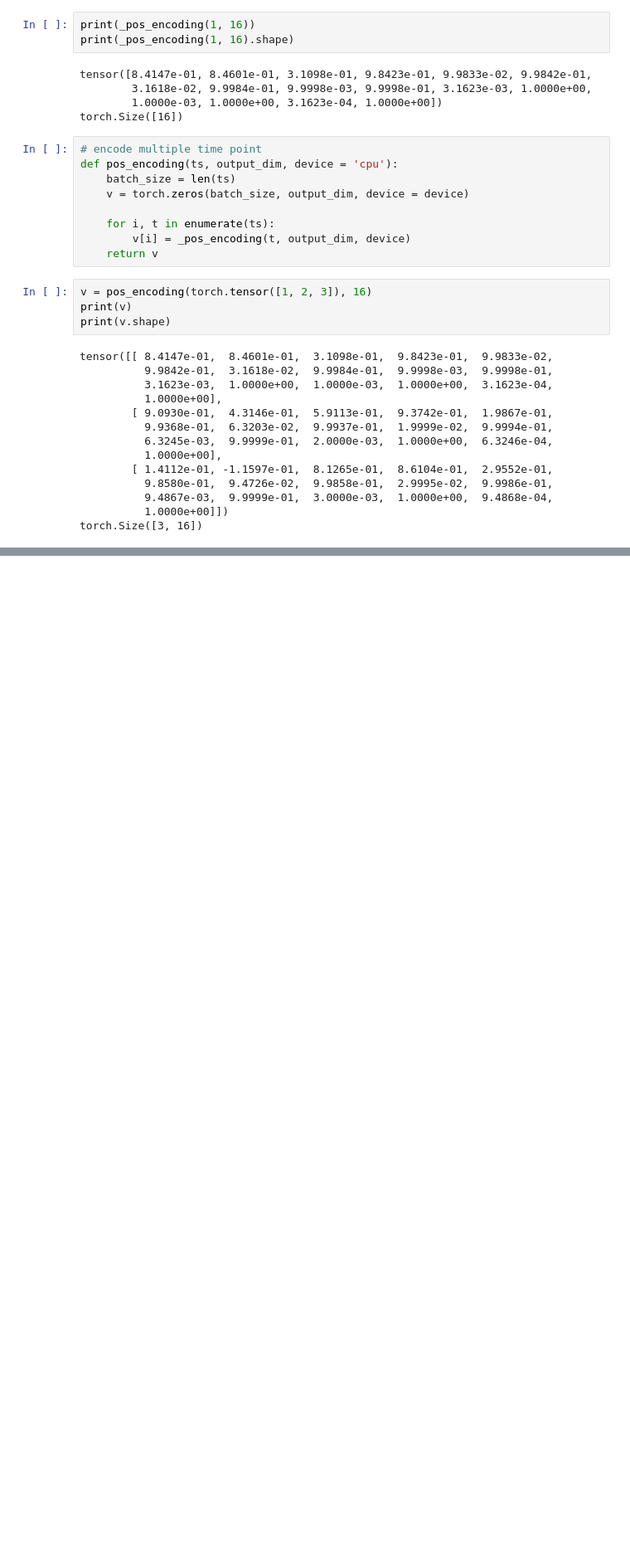
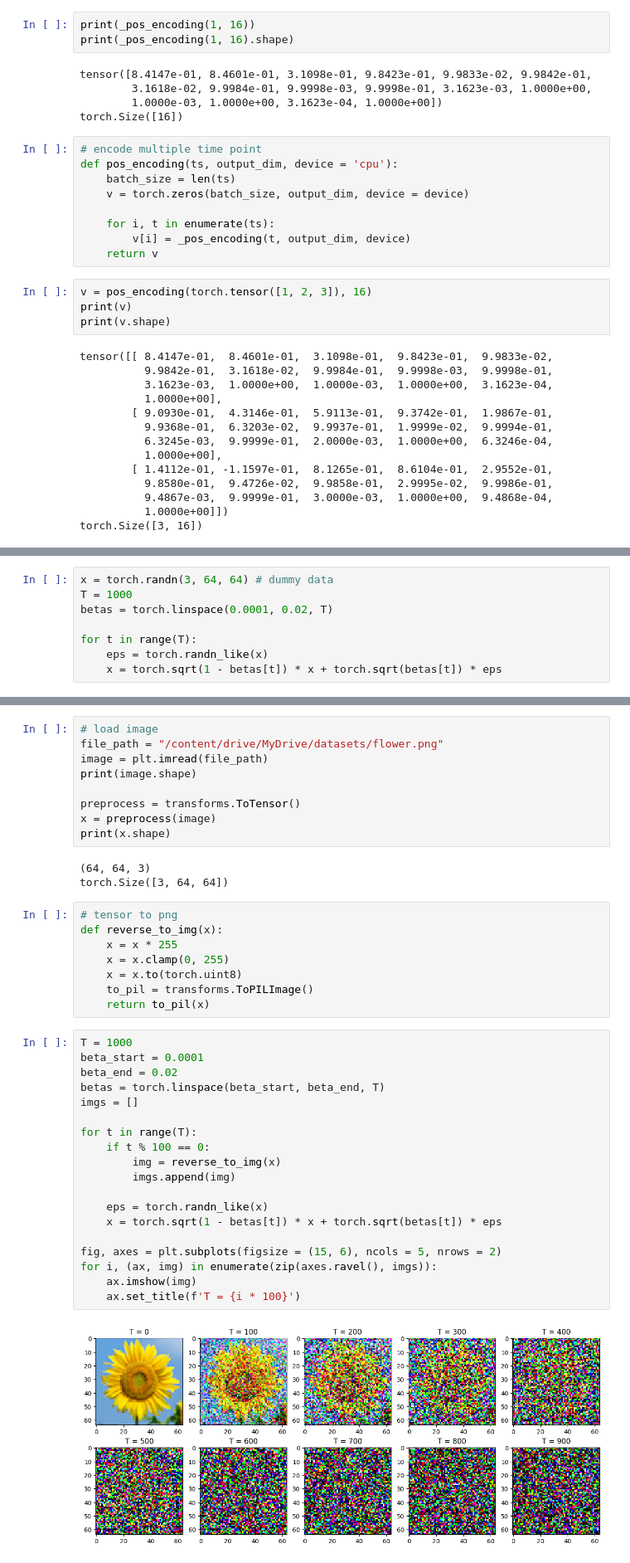
Before and after one commit to Spica08/deep-learning-from-scratch-5, a Jupyter notebook: step9.ipynb, the cells around one changed output, grey strips where cells are left out. Shown at 83% size. Drawn from its saved outputs; the diff is of its cells as text; blank space fills up the shorter version.

```diff
--- a/step9.ipynb
+++ b/step9.ipynb
@@ -156,0 +238,8 @@ torch.Size([3, 16])
+# %%
+x = torch.randn(3, 64, 64) # dummy data
+T = 1000
+betas = torch.linspace(0.0001, 0.02, T)
+
+for t in range(T):
+    eps = torch.randn_like(x)
+    x = torch.sqrt(1 - betas[t]) * x + torch.sqrt(betas[t]) * eps
@@ -156,0 +249,41 @@ torch.Size([3, 16])
+# %%
+# load image
+file_path = "/content/drive/MyDrive/datasets/flower.png"
+image = plt.imread(file_path)
+print(image.shape)
+
+preprocess = transforms.ToTensor()
+x = preprocess(image)
+print(x.shape)
+# %% [output]
+(64, 64, 3)
+torch.Size([3, 64, 64])
+# %%
+# tensor to png
+def reverse_to_img(x):
+    x = x * 255
+    x = x.clamp(0, 255)
+    x = x.to(torch.uint8)
+    to_pil = transforms.ToPILImage()
+    return to_pil(x)
+# %%
+T = 1000
+beta_start = 0.0001
+beta_end = 0.02
+betas = torch.linspace(beta_start, beta_end, T)
+imgs = []
+
+for t in range(T):
+    if t % 100 == 0:
+        img = reverse_to_img(x)
+        imgs.append(img)
+
+    eps = torch.randn_like(x)
+    x = torch.sqrt(1 - betas[t]) * x + torch.sqrt(betas[t]) * eps
+
+fig, axes = plt.subplots(figsize = (15, 6), ncols = 5, nrows = 2)
+for i, (ax, img) in enumerate(zip(axes.ravel(), imgs)):
+    ax.imshow(img)
+    ax.set_title(f'T = {i * 100}')
+# %% [output]
+[figure, added]
```
Also changed, not shown: parts of 7 cells of this notebook.
